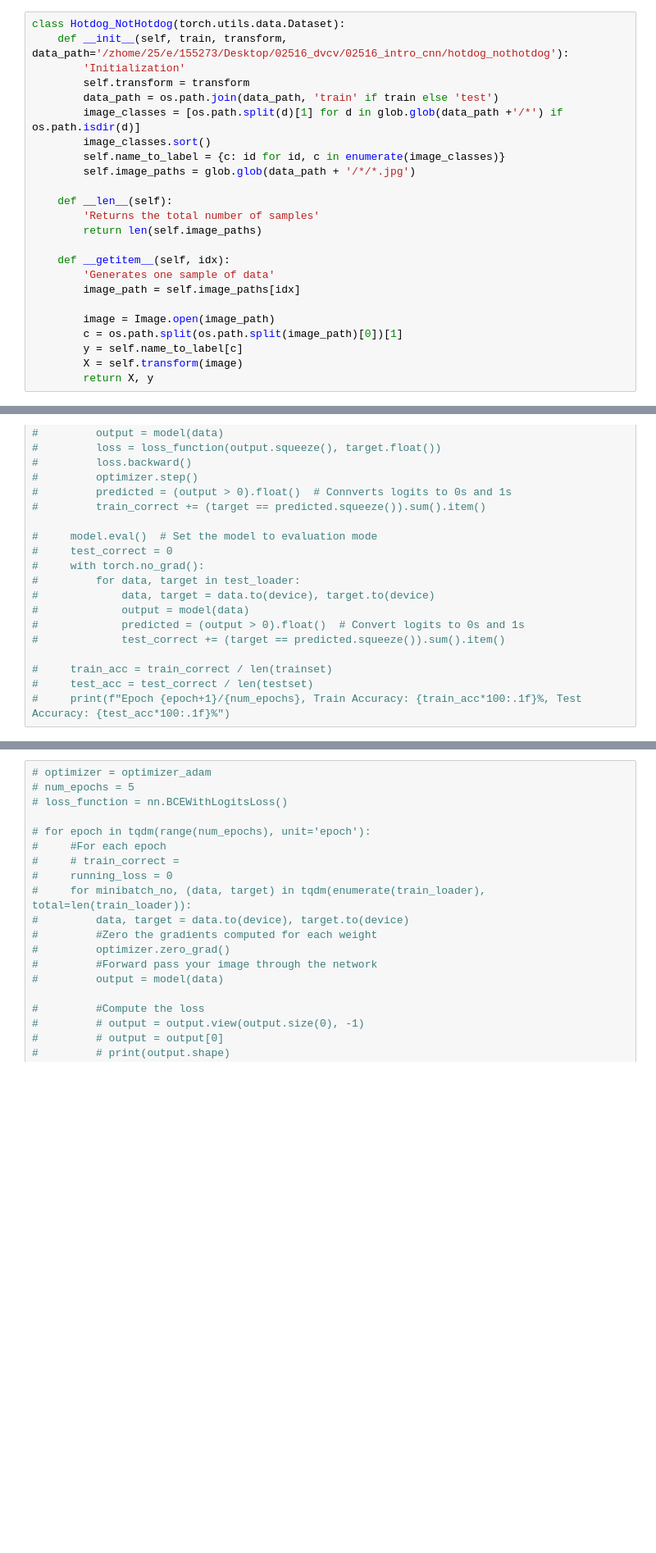
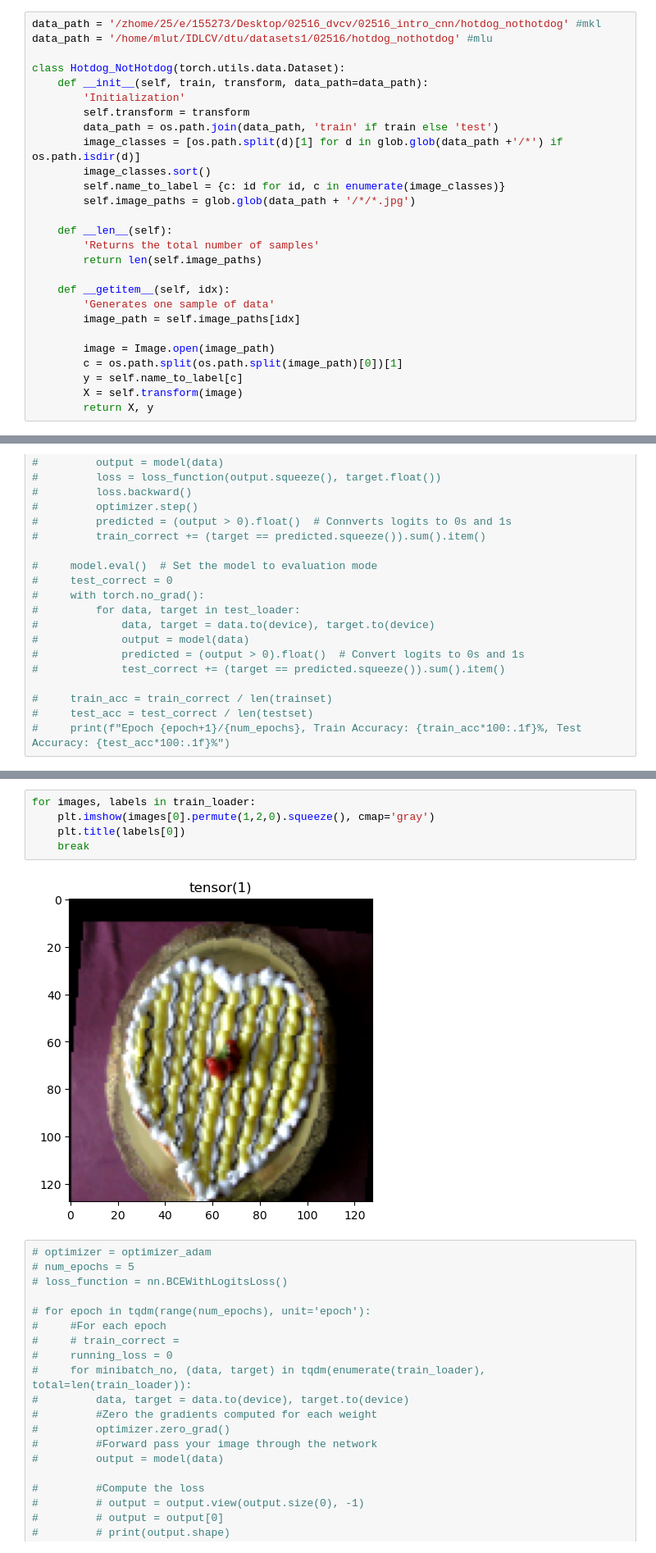
Before and after one commit to mklindtner/02516_intro_cnn, a Jupyter notebook: IDLCV_Exercise_1_5_hotdog.ipynb, the cells around one changed output, grey strips where cells are left out. Shown at 82% size. Saved outputs shown, nothing was run; the diff lists cells and outputs as text; blank space fills up the shorter version.

```diff
--- a/IDLCV_Exercise_1_5_hotdog.ipynb
+++ b/IDLCV_Exercise_1_5_hotdog.ipynb
@@ -30,8 +30,11 @@ The code will run on GPU.
 # %% [markdown]
 We provide you with a class that can load the *hotdog/not hotdog* dataset you should use from /dtu/datasets1/02516/
 # %%
+data_path = '/zhome/25/e/155273/Desktop/02516_dvcv/02516_intro_cnn/hotdog_nothotdog' #mkl
+data_path = '/home/mlut/IDLCV/dtu/datasets1/02516/hotdog_nothotdog' #mlu
+
 class Hotdog_NotHotdog(torch.utils.data.Dataset):
-    def __init__(self, train, transform, data_path='/zhome/25/e/155273/Desktop/02516_dvcv/02516_intro_cnn/hotdog_nothotdog'):
+    def __init__(self, train, transform, data_path=data_path):
         'Initialization'
         self.transform = transform
         data_path = os.path.join(data_path, 'train' if train else 'test')
@@ -365,3 +445,10 @@ Epoch 5/5, Test Accuracy: 67.9%
+# %%
+for images, labels in train_loader:
+    plt.imshow(images[0].permute(1,2,0).squeeze(), cmap='gray')
+    plt.title(labels[0])
+    break
+# %% [output]
+[figure, added]
 # %%
 # optimizer = optimizer_adam
 # num_epochs = 5
```
Also changed, not shown: parts of 11 cells of this notebook.
